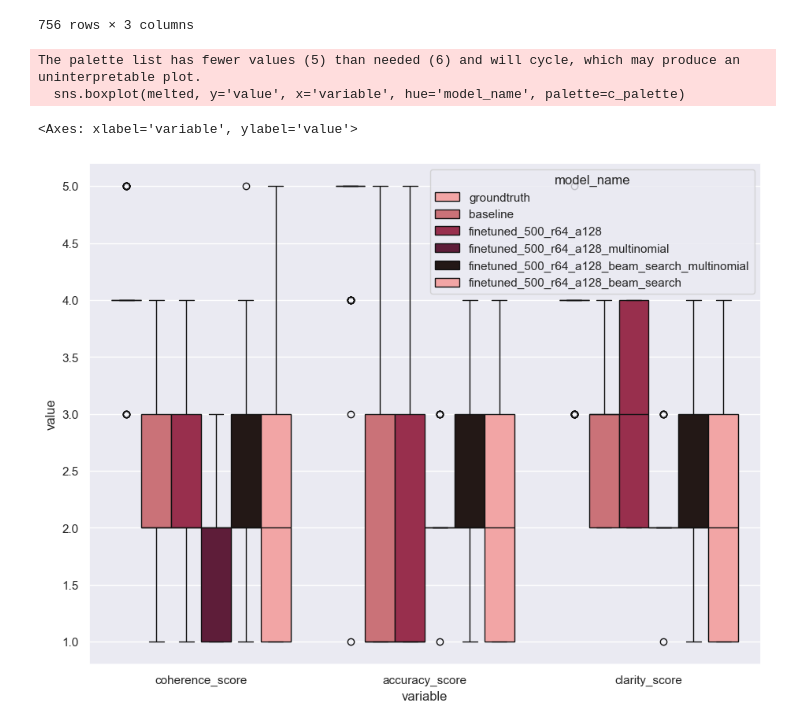
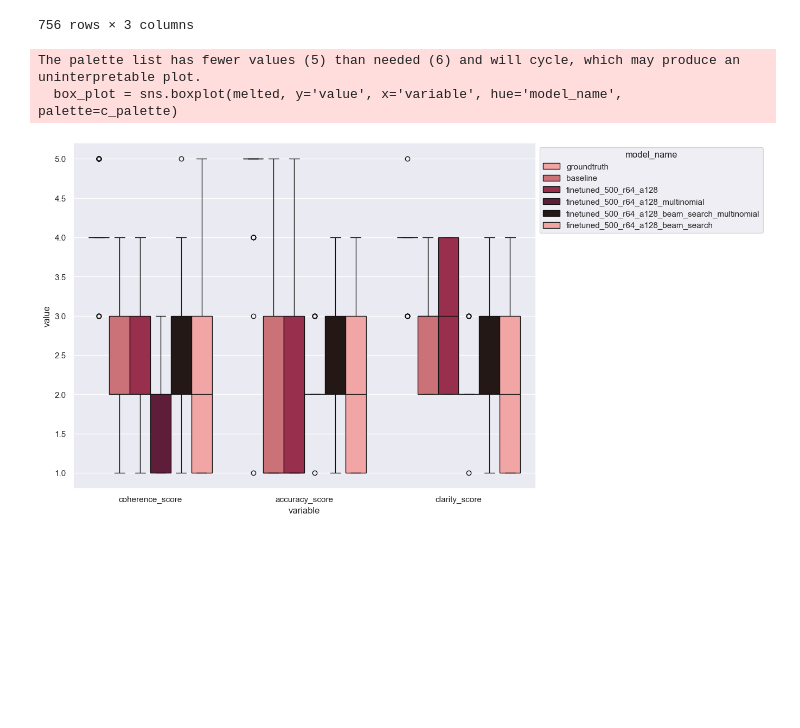
Before and after one commit to witold87/llm-bielik-ft-legal, a Jupyter notebook: src/llm-bielik-ft-fine-tuning-part-II.ipynb, the cells around one changed output. Drawn from its saved outputs; the diff is of its cells as text; code cells hidden in the pictures; blank space fills up the shorter version.

Commit message:
moved legend outside

```diff
--- a/src/llm-bielik-ft-fine-tuning-part-II.ipynb
+++ b/src/llm-bielik-ft-fine-tuning-part-II.ipynb
@@ -535,9 +535,10 @@ melted
 # %%
 c_palette = load_cmap('Althoff').hex
 sns.set_theme(rc={'figure.figsize':(11,8.27)})
-sns.boxplot(melted, y='value', x='variable', hue='model_name', palette=c_palette)
+
+box_plot = sns.boxplot(melted, y='value', x='variable', hue='model_name', palette=c_palette)
+sns.move_legend(box_plot, "upper left", bbox_to_anchor=(1, 1))
 # %% [output]
 The palette list has fewer values (5) than needed (6) and will cycle, which may produce an uninterpretable plot.
-  sns.boxplot(melted, y='value', x='variable', hue='model_name', palette=c_palette)
+  box_plot = sns.boxplot(melted, y='value', x='variable', hue='model_name', palette=c_palette)
-<Axes: xlabel='variable', ylabel='value'>
-[figure, old version]
+[figure, new version]
```
